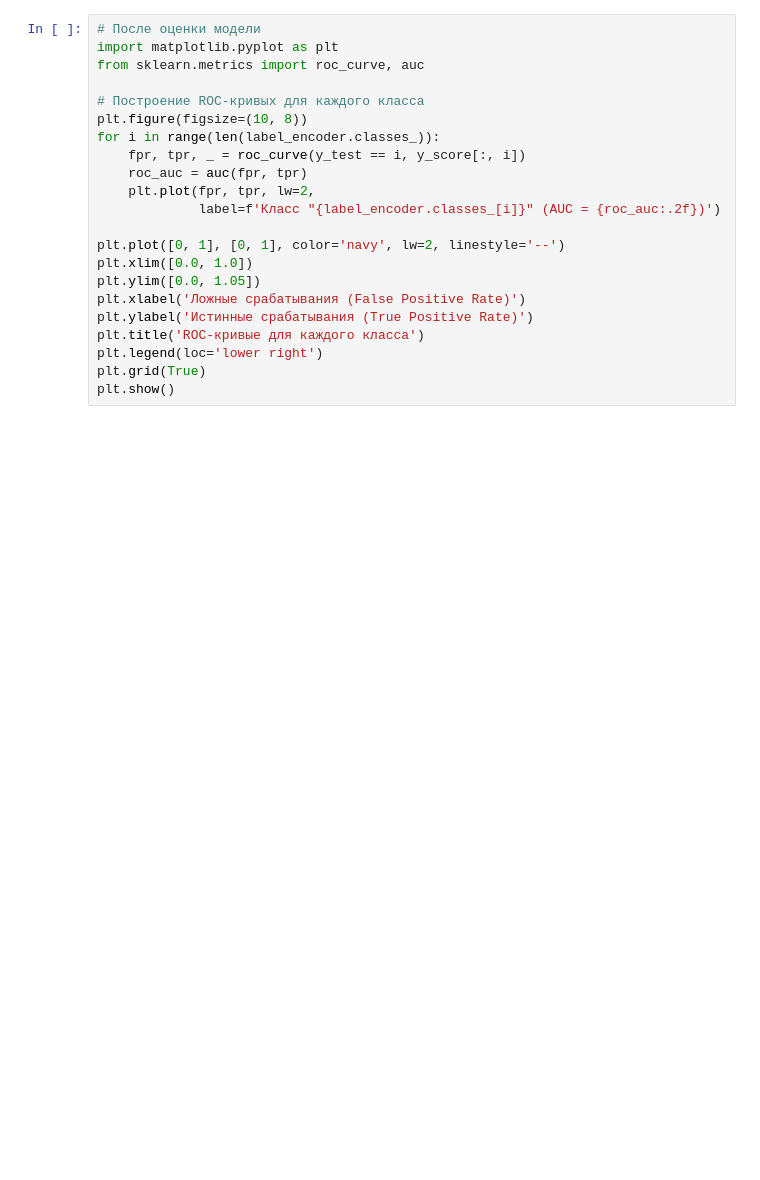
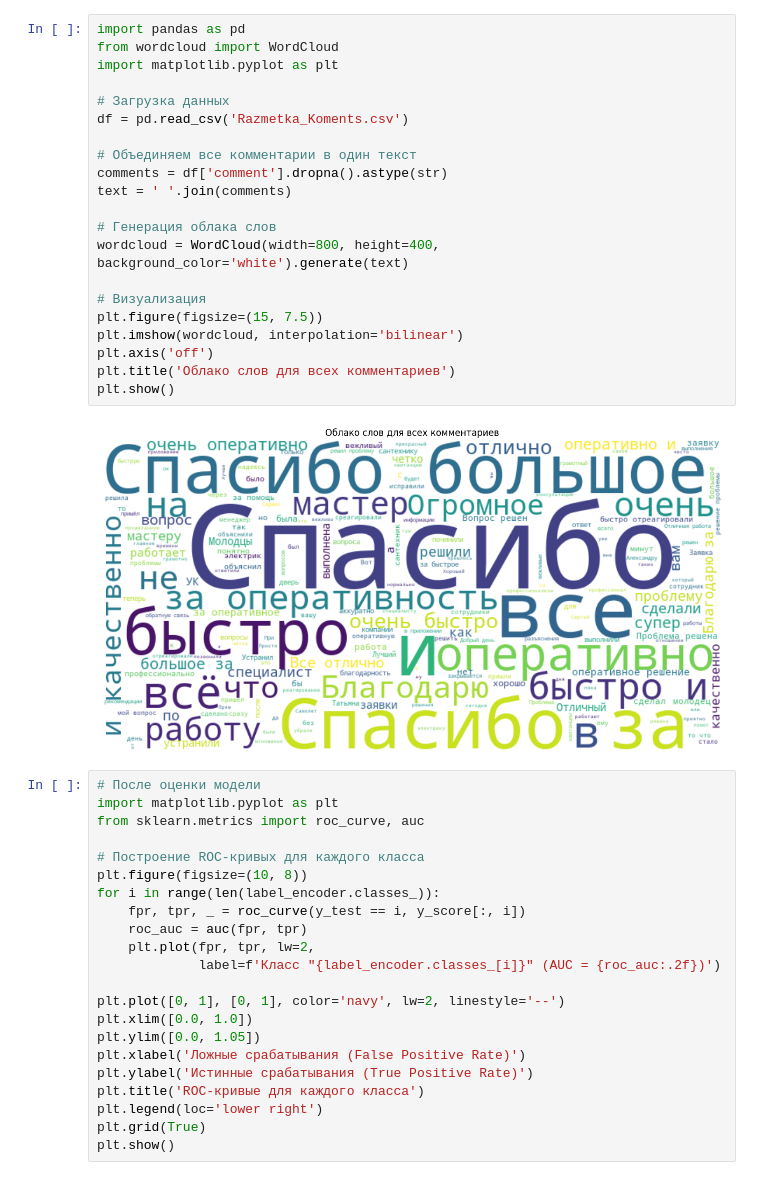
Before and after one commit to Tarantino228/INTENSIV------4, a Jupyter notebook: model.ipynb, the cells around one changed output. Drawn from its saved outputs; the diff is of its cells as text; blank space fills up the shorter version.

```diff
--- a/model.ipynb
+++ b/model.ipynb
@@ -98,4 +100,27 @@ ROC-AUC: 0.9117
 Завершение работы.
+# %%
+import pandas as pd
+from wordcloud import WordCloud
+import matplotlib.pyplot as plt
+
+# Загрузка данных
+df = pd.read_csv('Razmetka_Koments.csv')
+
+# Объединяем все комментарии в один текст
+comments = df['comment'].dropna().astype(str)
+text = ' '.join(comments)
+
+# Генерация облака слов
+wordcloud = WordCloud(width=800, height=400, background_color='white').generate(text)
+
+# Визуализация
+plt.figure(figsize=(15, 7.5))
+plt.imshow(wordcloud, interpolation='bilinear')
+plt.axis('off')
+plt.title('Облако слов для всех комментариев')
+plt.show()
+# %% [output]
+[figure, added]
 # %%
 # После оценки модели
 import matplotlib.pyplot as plt
```
Also changed, not shown: parts of 2 cells of this notebook.
